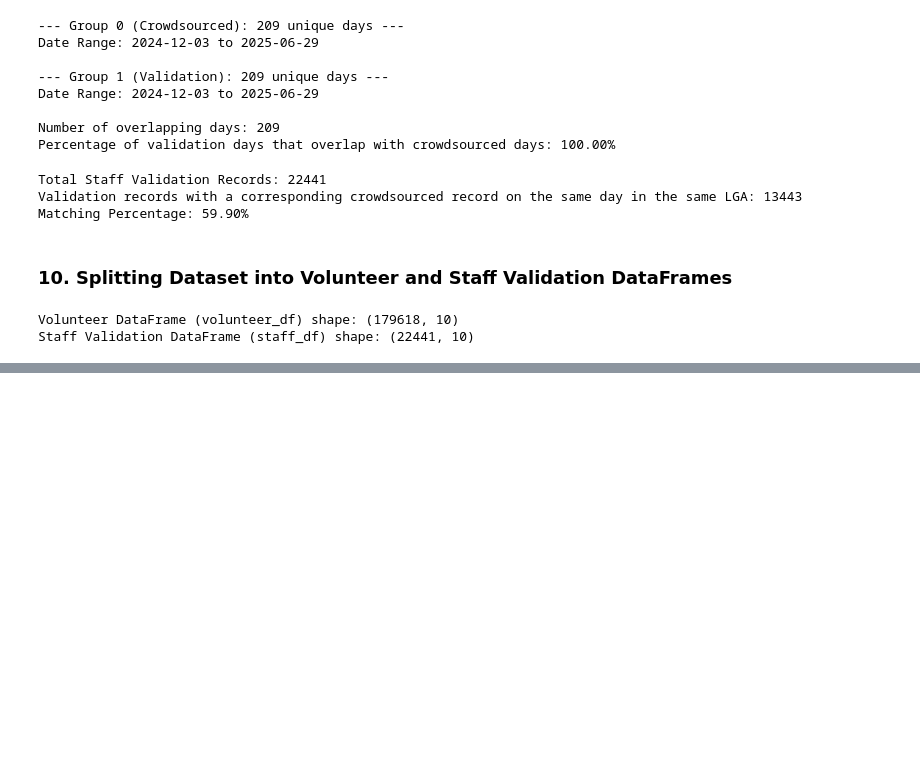
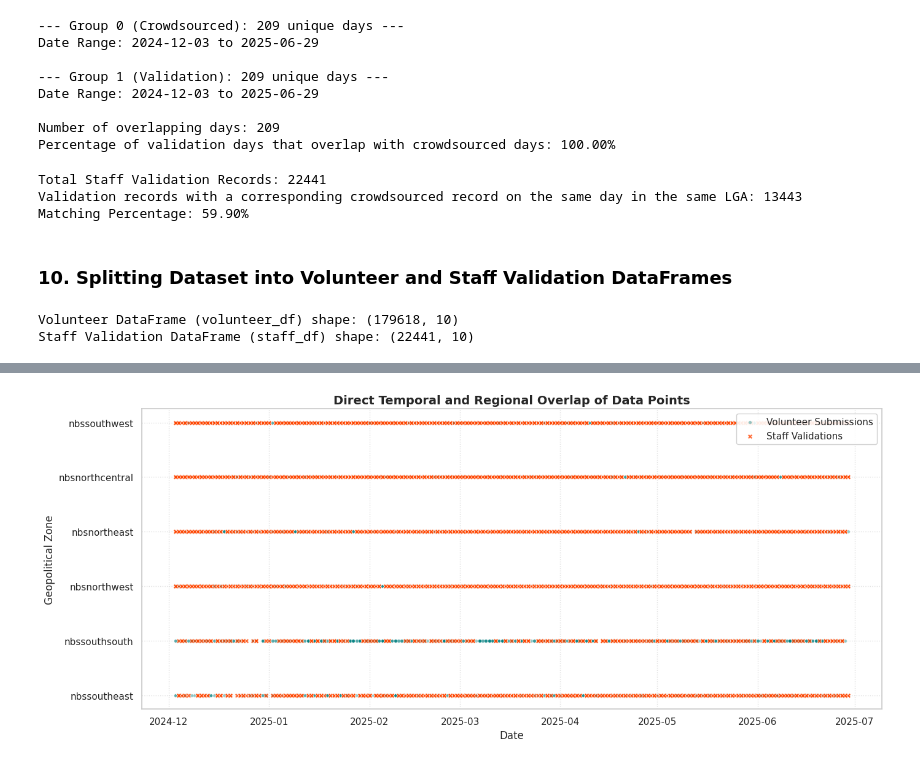
Before and after one commit to starsyntaxx/MarketIQ, a Jupyter notebook: notebooks/01_data_understanding.ipynb, the cells around one changed output, grey strips where cells are left out. Drawn from its saved outputs; the diff is of its cells as text; code cells hidden in the pictures; blank space fills up the shorter version.

```diff
--- a/notebooks/01_data_understanding.ipynb
+++ b/notebooks/01_data_understanding.ipynb
@@ -12,3 +9,13 @@ import os
+# %%
+import zipfile
+import os
+
+import matplotlib.pyplot as plt
+import seaborn as sns
+import pandas as pd
+import numpy as np
+
+sns.set_theme(style="whitegrid")
 # %%
 
 def extract_file_from_drive(zip_path, file_name, extract_to='/content/extracted'):
@@ -454,3 +461,43 @@ Staff Validation DataFrame Preview:
 | 811 | 2025-06-02 | nbsnorthcentral | niger | suleja | 1 | open_air_or_covered_market | retail | 10 | jun | ... |
 | 817 | 2025-06-04 | nbsnorthcentral | niger | suleja | 1 | open_air_or_covered_market | retail | 10 | jun | ... |
 | 901 | 2025-01-17 | nbssoutheast | ebonyi | ikwo | 1 | local_village_market | retail | 15 | jan | ... |
+# %%
+
+# Create a sample to make the plot clean and responsive
+sample_val = staff_df.sample(n=min(5000, len(staff_df)), random_state=42)
+sample_vol = volunteer_df.sample(n=min(5000, len(volunteer_df)), random_state=42)
+
+plt.figure(figsize=(14, 6))
+
+# Scatter plot of volunteer submissions with jitter on y-axis for better visibility
+sns.scatterplot(
+    data=sample_vol,
+    x='date',
+    y='geopol_zon',
+    color='teal',
+    alpha=0.4,
+    s=15,
+    label='Volunteer Submissions'
+)
+
+# Scatter plot of staff validation submissions
+sns.scatterplot(
+    data=sample_val,
+    x='date',
+    y='geopol_zon',
+    color='orangered',
+    alpha=0.8,
+    s=30,
+    marker='X',
+    label='Staff Validations'
+)
+
+plt.title('Direct Temporal and Regional Overlap of Data Points', fontsize=14, fontweight='bold')
+plt.xlabel('Date', fontsize=12)
+plt.ylabel('Geopolitical Zone', fontsize=12)
+plt.legend(loc='upper right', frameon=True, facecolor='white', framealpha=0.9)
+plt.grid(True, linestyle=':', alpha=0.6)
+plt.tight_layout()
+plt.show()
+# %% [output]
+[figure, added]
```
Also changed, not shown: parts of 4 cells of this notebook.
